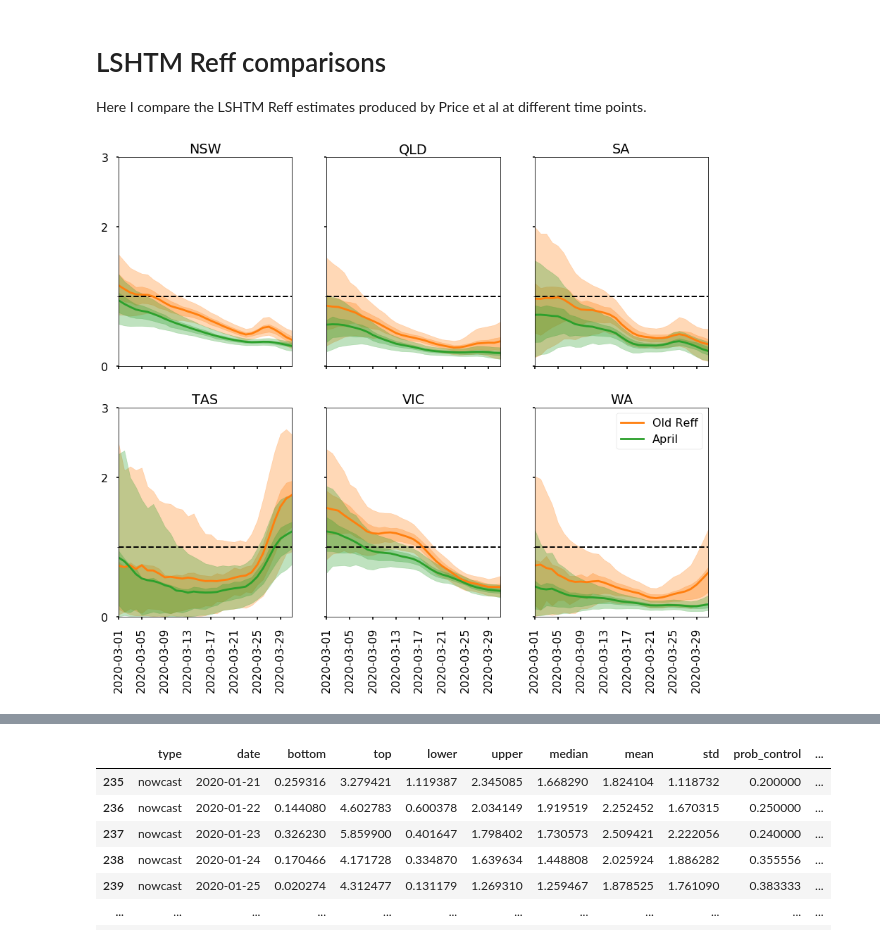
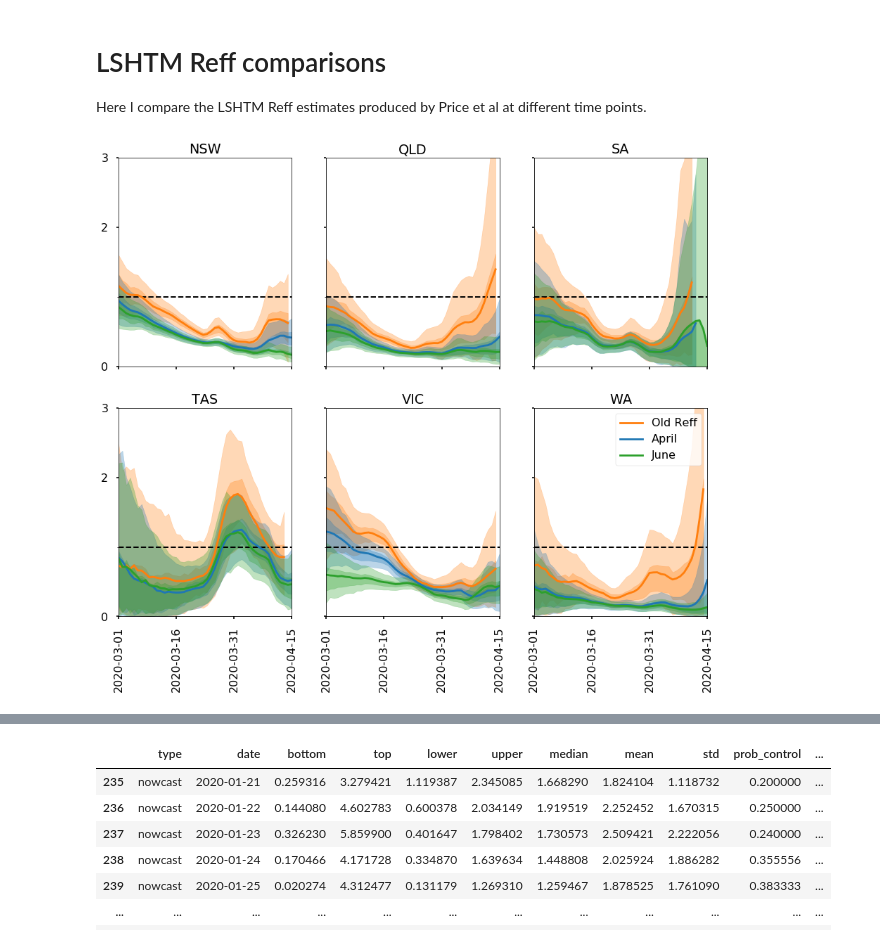
Before and after one commit to tdennisliu/covid19-forecasting-aus, a Jupyter notebook: model/lshtm_reff.ipynb, the cells around one changed output, grey strips where cells are left out. Drawn from its saved outputs; the diff is of its cells as text; code cells hidden in the pictures.

```diff
--- a/model/lshtm_reff.ipynb
+++ b/model/lshtm_reff.ipynb
@@ -12,16 +12,3 @@ plt.style.use('seaborn-poster')
 from datetime import datetime as dt
 from Reff_functions import *
 from Reff_constants import *
-# %%
-df_R_old = read_in_Reff()
-
-def read_in_LSHTM():
-    """
-    Read in new LSHTM Reff csv from David Price et al
-    """
-    import pandas as pd
-    path = "../data/LSHTM_Reff_estimates/Reff_LSHTM.csv"
-    return pd.read_csv(path,parse_dates=['date','date_of_analysis'])
-
-df_L_R = read_in_LSHTM()
-df_cases = read_in_cases()
@@ -33,7 +25,7 @@ states = [initial[1] for initial in sorted(list(states_initials.items()))]
 
 states.remove('NT')
 states.remove('ACT')
-date_filter = pd.date_range(start='2020-03-01',end='2020-03-31')
+date_filter = pd.date_range(start='2020-03-01',end='2020-04-15')
 
 for i, state in enumerate(states):
 
@@ -49,41 +41,42 @@ for i, state in enumerate(states):
     df_june = df_june.loc[(df_june.date.isin(date_filter))]
 
     plot_dfs ={
         'Old Reff':df_state,
         'April': df_april,
         'June':df_june,
     }
+    colors = {
+        'Old Reff':'C1',
+        'April': 'C0',
+        'June':'C2',
 
-    #plot old estimate
-    ax[row,col].plot(df_state.date, df_state['median'], label='Old Reff',color='C1')
-    ax[row,col].fill_between(df_state.date, df_state['bottom'], df_state['top'],color='C1', alpha=0.3)
-    ax[row,col].fill_between(df_state.date, df_state['lower'], df_state['upper'],color='C1', alpha=0.3)
+    }
 
-    #plot april estimate
-    ax[row,col].plot(df_april.date, df_april['median'], label='April',color='C2')
-    ax[row,col].fill_between(df_april.date, df_april['bottom'], df_april['top'],color='C2', alpha=0.3)
-    ax[row,col].fill_between(df_april.date, df_april['lower'], df_april['upper'],color='C2', alpha=0.3)
+    for label, df in plot_dfs.items():
+        #plot old estimate
+        ax[row,col].plot(df.date, df['median'], label=label,color=colors[label])
+        ax[row,col].fill_between(df.date, df['bottom'], df['top'],color=colors[label], alpha=0.3)
+        ax[row,col].fill_between(df.date, df['lower'], df['upper'],color=colors[label], alpha=0.3)
 
-    #plot June estimate
 
 
 
     #formatting
     ax[row,col].set_title(state)
 
 
     #grid line at R_eff =1
     ax[i//3,i%3].set_yticks([1],minor=True,)
     ax[i//3,i%3].set_yticks([0,2,3],minor=False)
     ax[i//3,i%3].set_yticklabels([0,2,3],minor=False)
     ax[i//3,i%3].yaxis.grid(which='minor',linestyle='--',color='black',linewidth=2)
     ax[i//3,i%3].set_ylim((0,3))
-
+    ax[row,col].xaxis.set_major_locator(plt.MaxNLocator(4))
     if i//3==1:
         ax[i//3,i%3].tick_params(axis='x',rotation=90)
         ax[row,col].set_xlim((date_filter[0],date_filter[-1]))
 
 plt.legend()
 plt.show()
 # %% [output]
-[figure, old version]
+[figure, new version]
```
Also changed, not shown: parts of 7 cells of this notebook, 4 other files.
